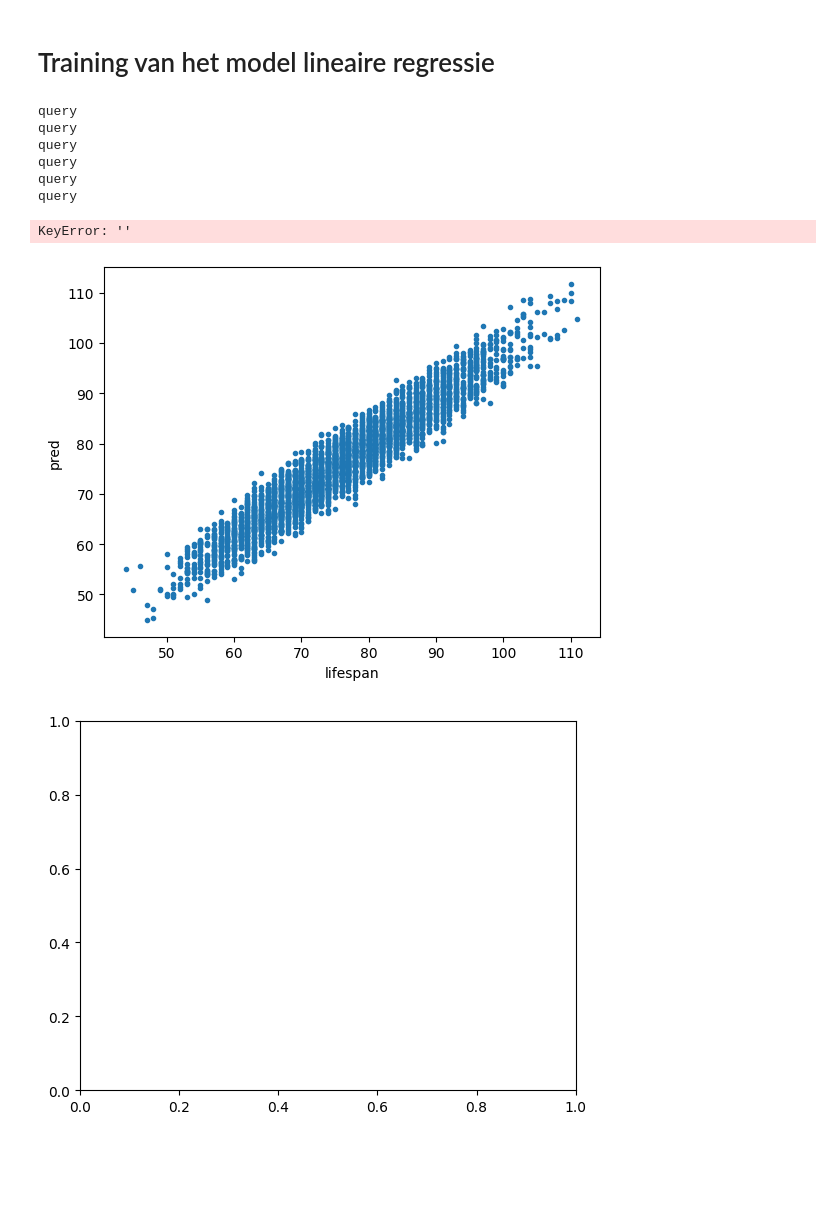
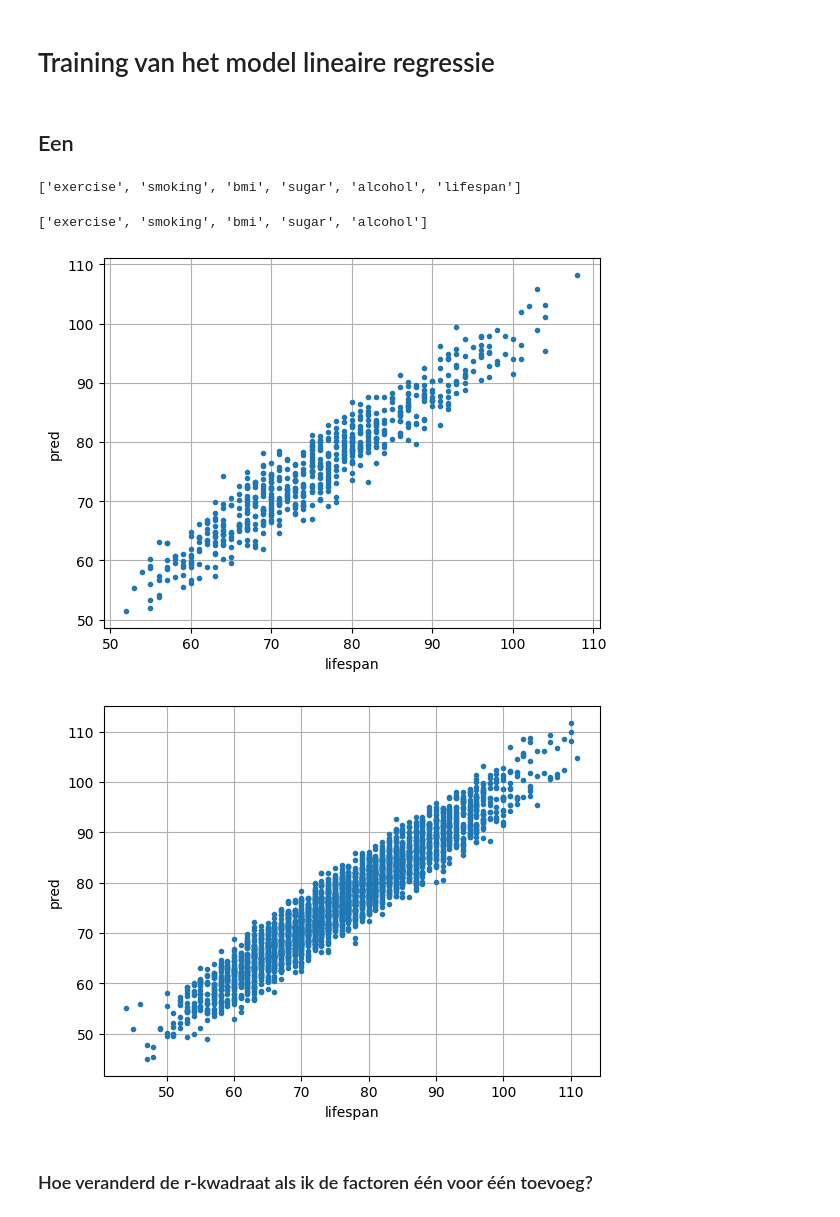
Before and after one commit to MarcRotsaert/MakeAIWork3, a Jupyter notebook: projects/healthapp/src/models/train_model.ipynb, the cells around one changed output. Drawn from its saved outputs; the diff is of its cells as text; code cells hidden in the pictures; blank space fills up the shorter version.

Commit message:
afmaken train model 221223

```diff
--- a/projects/healthapp/src/models/train_model.ipynb
+++ b/projects/healthapp/src/models/train_model.ipynb
@@ -9,20 +11,39 @@ import visualization.visualize as vs
+# %% [markdown]
+<h2> Een
+# %%
+colnames
+# %% [output]
+['exercise', 'smoking', 'bmi', 'sugar', 'alcohol', 'lifespan']
 # %%
-colnames = ["bmi", "exercise", "smoking", "alcohol", "sugar", "lifespan"]
+colnames = ["exercise","smoking","bmi","sugar","alcohol", "lifespan"]
 dfstat = db.dbdata2df(colnames)
-yparam = colnames.pop(-1)
-xparam = colnames
 
-fitresult = tm.Modeltrainer(xparam=xparam, yparam=yparam).lineairregr(dfstat)
-dfstat["pred"] = fitresult.predict(dfstat[xparam])
-vs.Descrstats().plot_xygraph(dfstat, "lifespan", "pred")
-vs.Descrstats().plot_xygraph(dfstat, "", "lifespan")
+
+yparam = 'lifespan'
+xparam = colnames[:-1]
+
+def makeregrmodel(xparam,yparam):
+    colnames = xparam.copy()
+    colnames.append(yparam)
+    print(xparam)
+    dfstat = db.dbdata2df(colnames)
+    dftest, dftrain = md.Preprocess(dfstat).split_data()
+    fitresult = tm.Modeltrainer(xparam=xparam, yparam=yparam).lineairregr(dftrain)
+    dftest["pred"] = fitresult.predict(dftest[xparam])
+    dftrain["pred"] = fitresult.predict(dftrain[xparam])
+    return dftest,dftrain,fitresult
+
+dftest,dftrain,fitresult = makeregrmodel(xparam,yparam)
+
+vs.Descrstats().plot_xygraph(dftest, "lifespan", "pred")
+pp.grid()
+#vs.Descrstats().plot_xygraph(dftest, "", "lifespan")
+vs.Descrstats().plot_xygraph(dftrain, "lifespan", "pred")
+pp.grid()
+#pp.grid()
 # %% [output]
-query
-query
-query
-query
-query
-query
+['exercise', 'smoking', 'bmi', 'sugar', 'alcohol']
-KeyError: ''
-[figure, old version]
+[figure, new version]
-[figure, old version]
+[figure, new version]
+# %% [markdown]
+<h3> Hoe veranderd de r-kwadraat als ik de factoren één voor één toevoeg?
```
Also changed, not shown: parts of 10 cells of this notebook, 1 other file.
